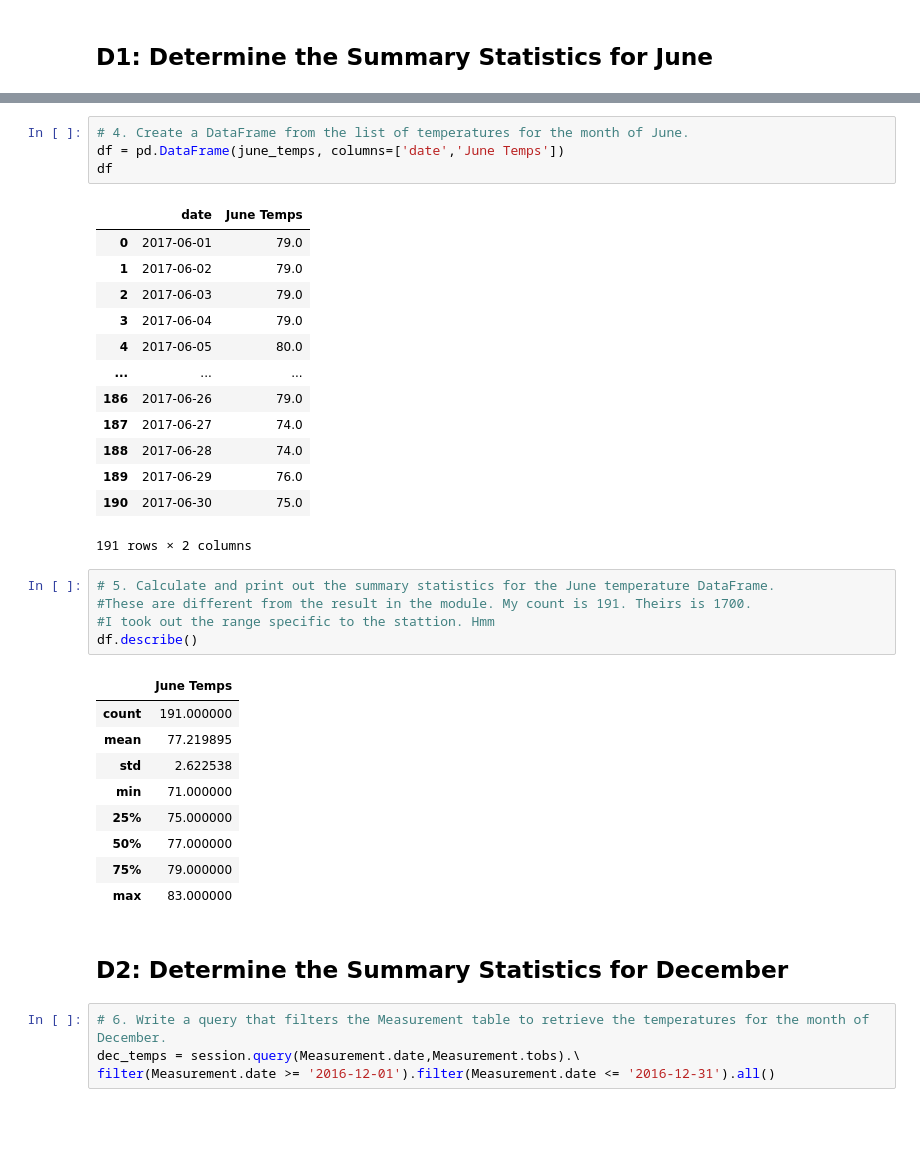
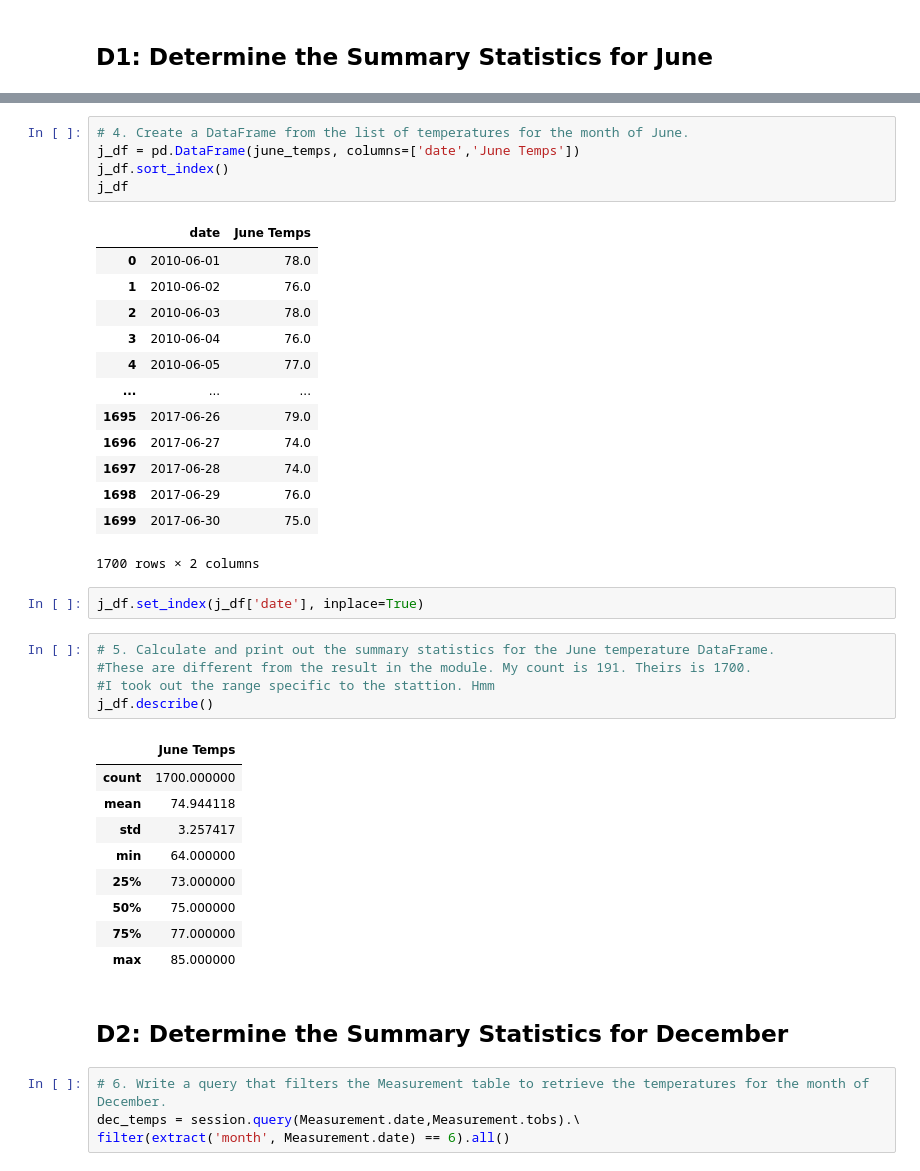
Before and after one commit to JDittes/surfs_up, a Jupyter notebook: SurfsUp_Challenge.ipynb, the cells around one changed output, grey strips where cells are left out. Saved outputs shown, nothing was run; the diff lists cells and outputs as text; blank space fills up the shorter version.

Commit message:
added full range of temps from ALL years, not just the last one

```diff
--- a/SurfsUp_Challenge.ipynb
+++ b/SurfsUp_Challenge.ipynb
@@ -57,42 +57,45 @@ june_temps
 # %%
 # 4. Create a DataFrame from the list of temperatures for the month of June.
-df = pd.DataFrame(june_temps, columns=['date','June Temps'])
-df
+j_df = pd.DataFrame(june_temps, columns=['date','June Temps'])
+j_df.sort_index()
+j_df
 # %% [output]
 |  | date | June Temps |
-| 0 | 2017-06-01 | 79.0 |
-| 1 | 2017-06-02 | 79.0 |
-| 2 | 2017-06-03 | 79.0 |
-| 3 | 2017-06-04 | 79.0 |
-| 4 | 2017-06-05 | 80.0 |
+| 0 | 2010-06-01 | 78.0 |
+| 1 | 2010-06-02 | 76.0 |
+| 2 | 2010-06-03 | 78.0 |
+| 3 | 2010-06-04 | 76.0 |
+| 4 | 2010-06-05 | 77.0 |
 | ... | ... | ... |
-| 186 | 2017-06-26 | 79.0 |
-| 187 | 2017-06-27 | 74.0 |
-| 188 | 2017-06-28 | 74.0 |
-| 189 | 2017-06-29 | 76.0 |
-| 190 | 2017-06-30 | 75.0 |
+| 1695 | 2017-06-26 | 79.0 |
+| 1696 | 2017-06-27 | 74.0 |
+| 1697 | 2017-06-28 | 74.0 |
+| 1698 | 2017-06-29 | 76.0 |
+| 1699 | 2017-06-30 | 75.0 |
-191 rows × 2 columns
+1700 rows × 2 columns
+# %%
+j_df.set_index(j_df['date'], inplace=True)
 # %%
 # 5. Calculate and print out the summary statistics for the June temperature DataFrame.
 #These are different from the result in the module. My count is 191. Theirs is 1700.
 #I took out the range specific to the stattion. Hmm
-df.describe()
+j_df.describe()
 # %% [output]
 |  | June Temps |
-| count | 191.000000 |
-| mean | 77.219895 |
-| std | 2.622538 |
-| min | 71.000000 |
-| 25% | 75.000000 |
-| 50% | 77.000000 |
-| 75% | 79.000000 |
-| max | 83.000000 |
+| count | 1700.000000 |
+| mean | 74.944118 |
+| std | 3.257417 |
+| min | 64.000000 |
+| 25% | 73.000000 |
+| 50% | 75.000000 |
+| 75% | 77.000000 |
+| max | 85.000000 |
 # %% [markdown]
 ## D2: Determine the Summary Statistics for December
 # %%
 # 6. Write a query that filters the Measurement table to retrieve the temperatures for the month of December.
 dec_temps = session.query(Measurement.date,Measurement.tobs).\
-filter(Measurement.date >= '2016-12-01').filter(Measurement.date <= '2016-12-31').all()
+filter(extract('month', Measurement.date) == 6).all()
 # %%
 # 7. Convert the December temperatures to a list.
 dec_temps
```
Also changed, not shown: parts of 6 cells of this notebook.
